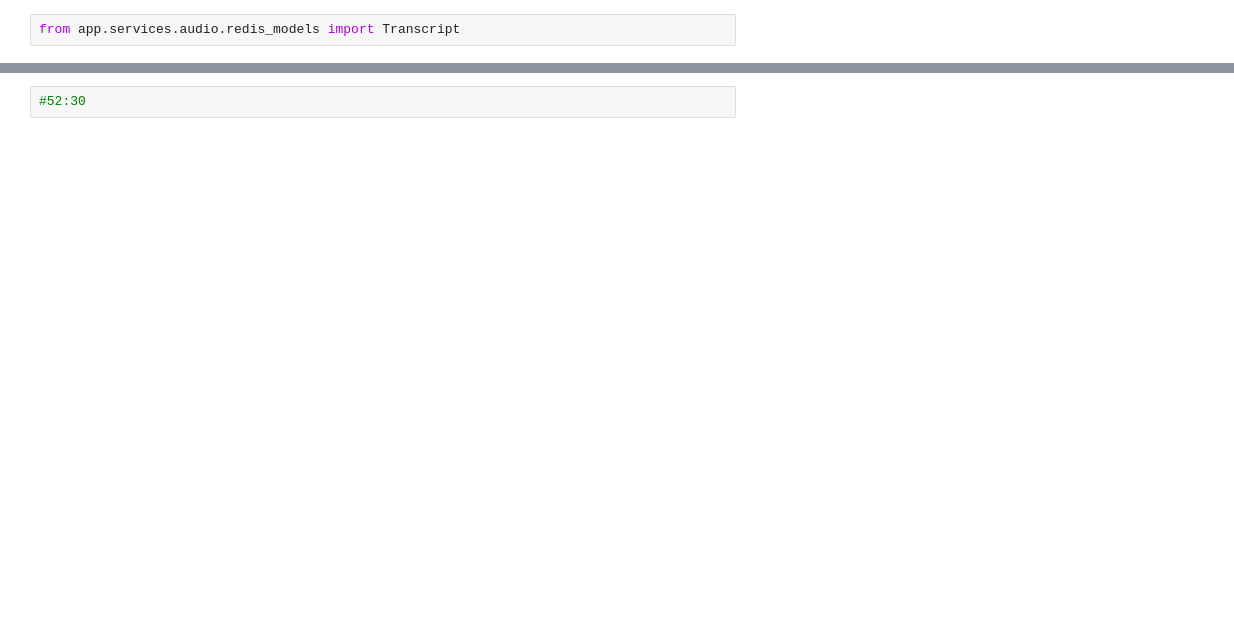
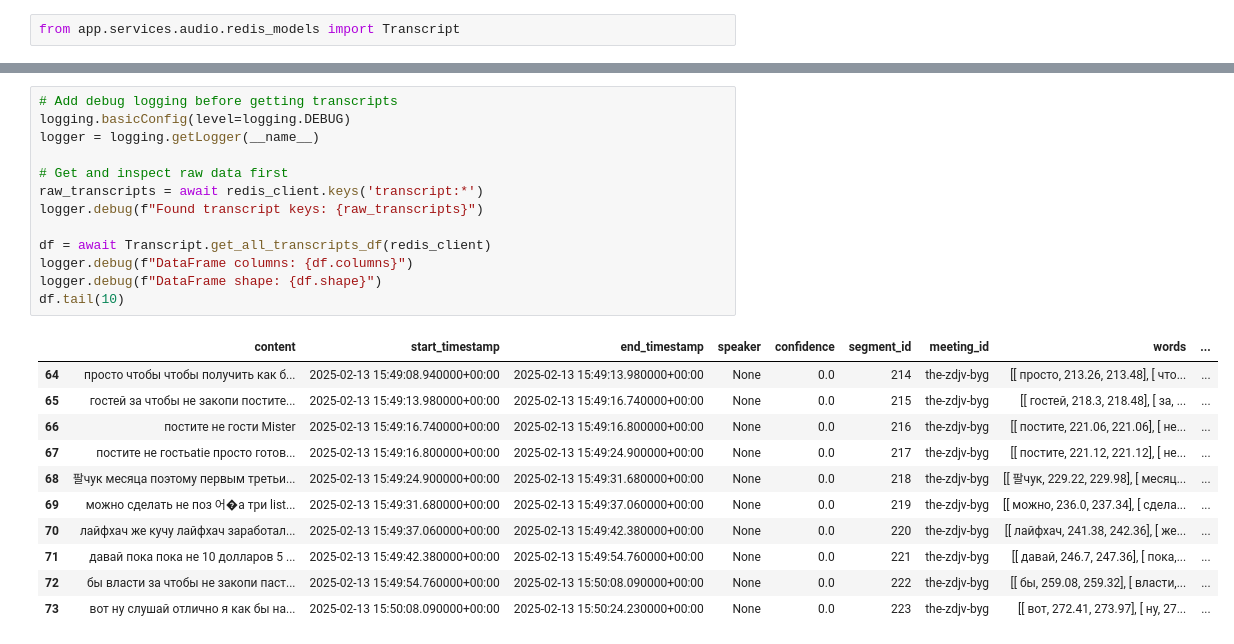
Before and after one commit to Vexa-ai/vexa-transcription-service, a Jupyter notebook: app/nbs/01.ipynb, the cells around one changed output, grey strips where cells are left out. Saved outputs shown, nothing was run; the diff lists cells and outputs as text; blank space fills up the shorter version.

```diff
--- a/app/nbs/01.ipynb
+++ b/app/nbs/01.ipynb
@@ -45,2 +47,25 @@ df.tail(10)
-# %%
-#52:30
+# %%
+# Add debug logging before getting transcripts
+logging.basicConfig(level=logging.DEBUG)
+logger = logging.getLogger(__name__)
+
+# Get and inspect raw data first
+raw_transcripts = await redis_client.keys('transcript:*')
+logger.debug(f"Found transcript keys: {raw_transcripts}")
+
+df = await Transcript.get_all_transcripts_df(redis_client)
+logger.debug(f"DataFrame columns: {df.columns}")
+logger.debug(f"DataFrame shape: {df.shape}")
+df.tail(10)
+# %% [output]
+|  | content | start_timestamp | end_timestamp | speaker | confidence | segment_id | meeting_id | words | ... |
+| 64 | просто чтобы чтобы получить как б... | 2025-02-13 15:49:08.940000+00:00 | 2025-02-13 15:49:13.980000+00:00 | None | 0.0 | 214 | the-zdjv-byg | [[ просто, 213.26, 213.48], [ что... | ... |
+| 65 | гостей за чтобы не закопи постите... | 2025-02-13 15:49:13.980000+00:00 | 2025-02-13 15:49:16.740000+00:00 | None | 0.0 | 215 | the-zdjv-byg | [[ гостей, 218.3, 218.48], [ за, ... | ... |
+| 66 | постите не гости Mister | 2025-02-13 15:49:16.740000+00:00 | 2025-02-13 15:49:16.800000+00:00 | None | 0.0 | 216 | the-zdjv-byg | [[ постите, 221.06, 221.06], [ не... | ... |
+| 67 | постите не гостьatie просто готов... | 2025-02-13 15:49:16.800000+00:00 | 2025-02-13 15:49:24.900000+00:00 | None | 0.0 | 217 | the-zdjv-byg | [[ постите, 221.12, 221.12], [ не... | ... |
+| 68 | 팔чук месяца поэтому первым третьи... | 2025-02-13 15:49:24.900000+00:00 | 2025-02-13 15:49:31.680000+00:00 | None | 0.0 | 218 | the-zdjv-byg | [[ 팔чук, 229.22, 229.98], [ месяц... | ... |
+| 69 | можно сделать не поз 어�a три list... | 2025-02-13 15:49:31.680000+00:00 | 2025-02-13 15:49:37.060000+00:00 | None | 0.0 | 219 | the-zdjv-byg | [[ можно, 236.0, 237.34], [ сдела... | ... |
+| 70 | лайфхач же кучу лайфхач заработал... | 2025-02-13 15:49:37.060000+00:00 | 2025-02-13 15:49:42.380000+00:00 | None | 0.0 | 220 | the-zdjv-byg | [[ лайфхач, 241.38, 242.36], [ же... | ... |
+| 71 | давай пока пока не 10 долларов 5 ... | 2025-02-13 15:49:42.380000+00:00 | 2025-02-13 15:49:54.760000+00:00 | None | 0.0 | 221 | the-zdjv-byg | [[ давай, 246.7, 247.36], [ пока,... | ... |
+| 72 | бы власти за чтобы не закопи паст... | 2025-02-13 15:49:54.760000+00:00 | 2025-02-13 15:50:08.090000+00:00 | None | 0.0 | 222 | the-zdjv-byg | [[ бы, 259.08, 259.32], [ власти,... | ... |
+| 73 | вот ну слушай отлично я как бы на... | 2025-02-13 15:50:08.090000+00:00 | 2025-02-13 15:50:24.230000+00:00 | None | 0.0 | 223 | the-zdjv-byg | [[ вот, 272.41, 273.97], [ ну, 27... | ... |
```
Also changed, not shown: parts of 3 cells of this notebook, 11 other files.
